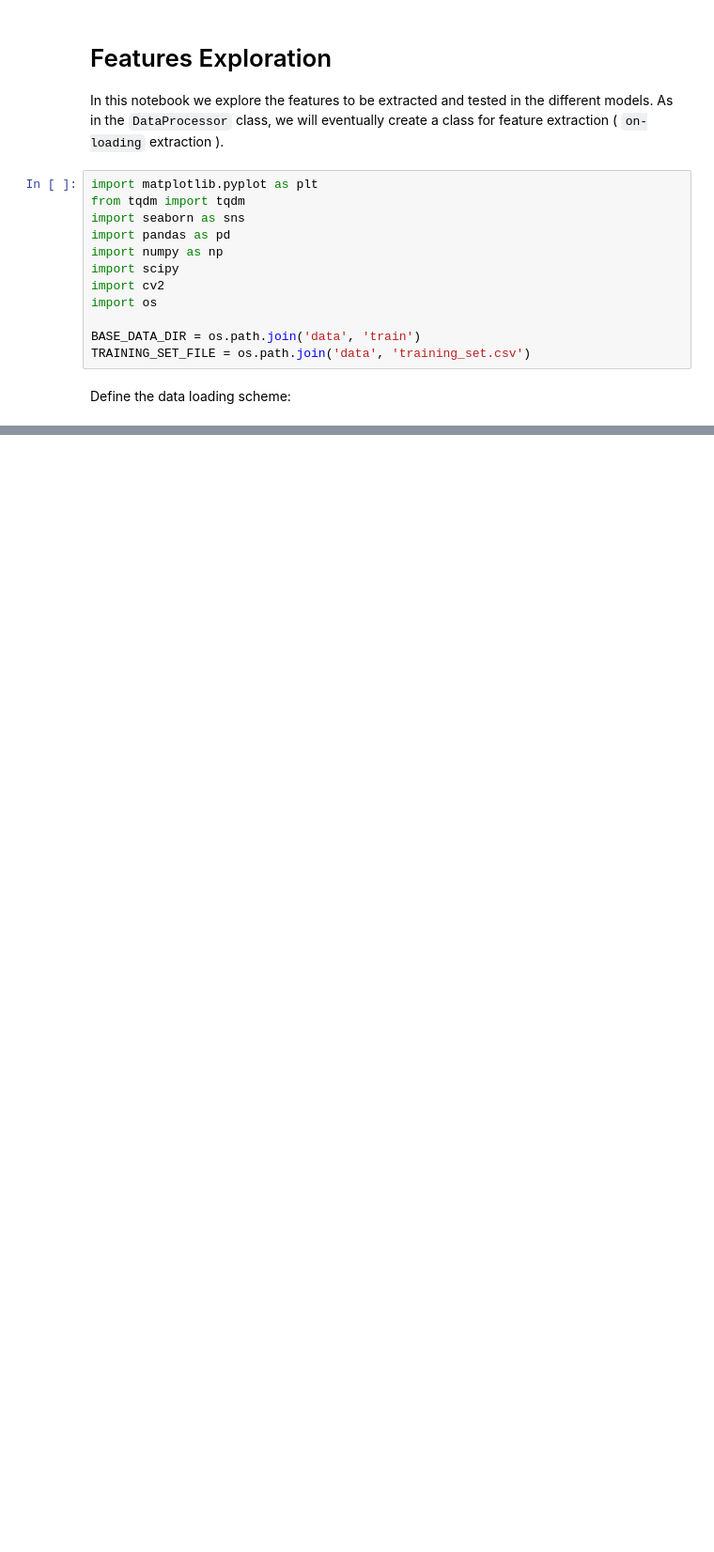
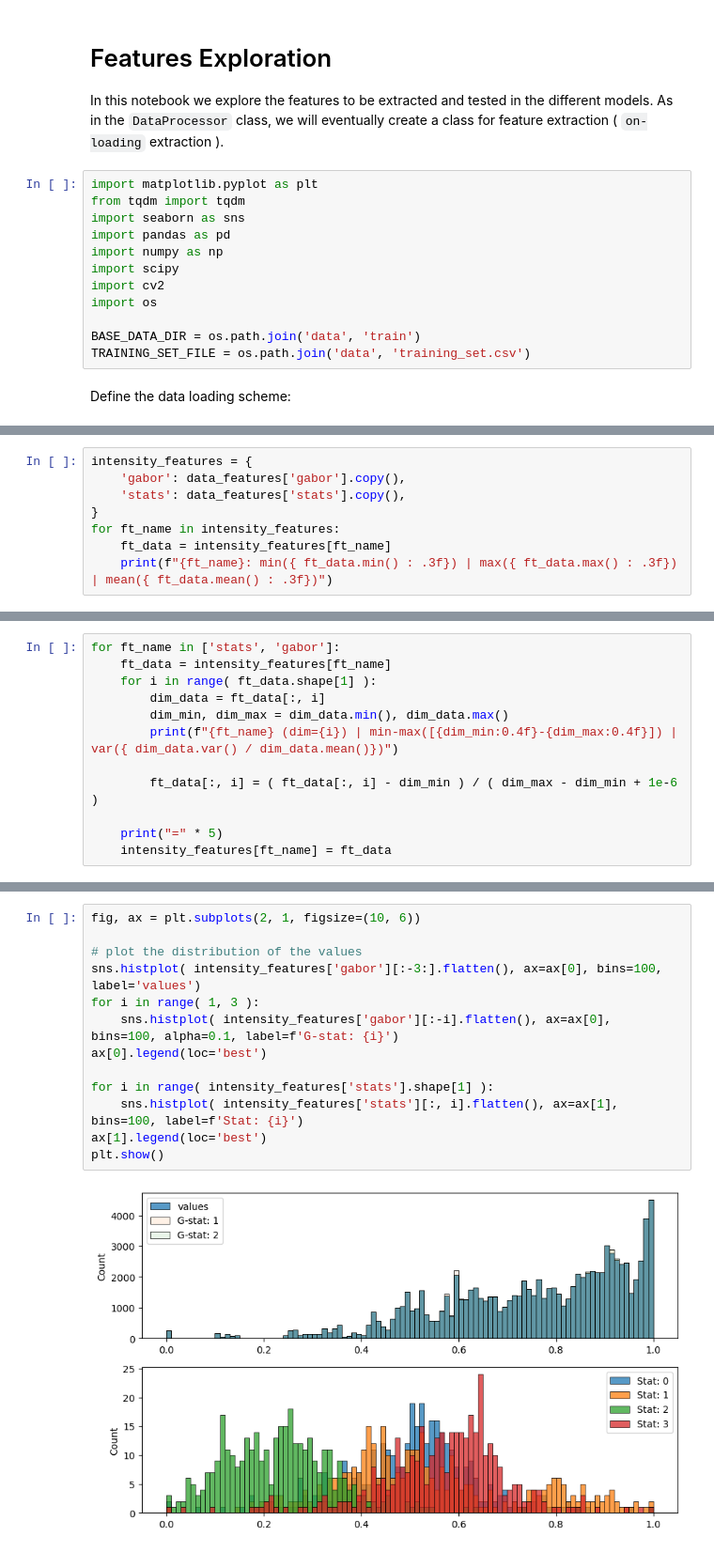
Before and after one commit to vvcastro/vision-chestXRay, a Jupyter notebook: 02_features_exploration.ipynb, the cells around one changed output, grey strips where cells are left out. Shown at 94% size. Cells and saved outputs as stored; diff of their text form; blank space fills up the shorter version.

```diff
--- a/02_features_exploration.ipynb
+++ b/02_features_exploration.ipynb
@@ -176,0 +339,8 @@ Texture Features shape: (846,)
+# %%
+intensity_features = {
+    'gabor': data_features['gabor'].copy(),
+    'stats': data_features['stats'].copy(),
+}
+for ft_name in intensity_features:
+    ft_data = intensity_features[ft_name]
+    print(f"{ft_name}: min({ ft_data.min() : .3f}) | max({ ft_data.max() : .3f}) | mean({ ft_data.mean() : .3f})")
@@ -176,0 +354,12 @@ Texture Features shape: (846,)
+# %%
+for ft_name in ['stats', 'gabor']:
+    ft_data = intensity_features[ft_name]
+    for i in range( ft_data.shape[1] ):
+        dim_data = ft_data[:, i]
+        dim_min, dim_max = dim_data.min(), dim_data.max()
+        print(f"{ft_name} (dim={i}) | min-max([{dim_min:0.4f}-{dim_max:0.4f}]) | var({ dim_data.var() / dim_data.mean()})")
+
+        ft_data[:, i] = ( ft_data[:, i] - dim_min ) / ( dim_max - dim_min + 1e-6 )
+
+    print("=" * 5)
+    intensity_features[ft_name] = ft_data
@@ -176,0 +388,15 @@ Texture Features shape: (846,)
+# %%
+fig, ax = plt.subplots(2, 1, figsize=(10, 6))
+
+# plot the distribution of the values
+sns.histplot( intensity_features['gabor'][:-3:].flatten(), ax=ax[0], bins=100, label='values')
+for i in range( 1, 3 ):
+    sns.histplot( intensity_features['gabor'][:-i].flatten(), ax=ax[0], bins=100, alpha=0.1, label=f'G-stat: {i}')
+ax[0].legend(loc='best')
+
+for i in range( intensity_features['stats'].shape[1] ):
+    sns.histplot( intensity_features['stats'][:, i].flatten(), ax=ax[1], bins=100, label=f'Stat: {i}')
+ax[1].legend(loc='best')
+plt.show()
+# %% [output]
+[figure, added]
```
Also changed, not shown: parts of 37 cells of this notebook, 5 other files.
